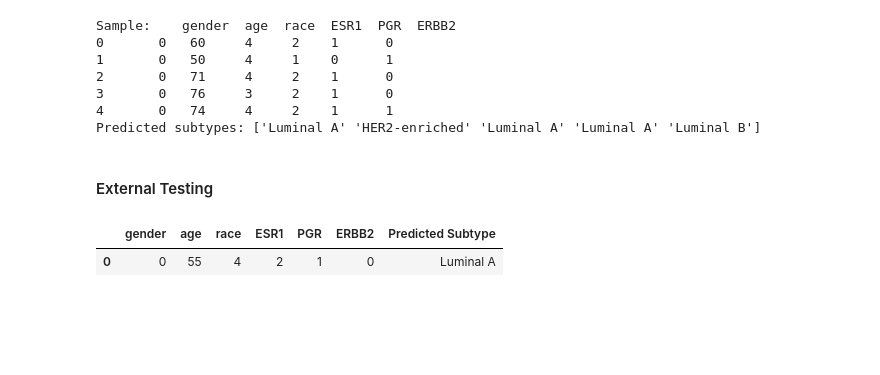
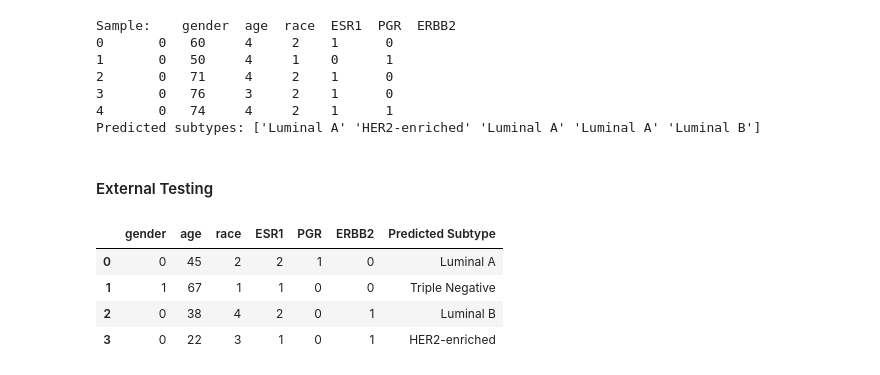
Before and after one commit to ParweshBhaggan/CapstoneProject, a Jupyter notebook: anaconda_projects/csv_data.ipynb, the cells around one changed output. Drawn from its saved outputs; the diff is of its cells as text; code cells hidden in the pictures; blank space fills up the shorter version.

Commit message:
Update patient testing scenarios and adjust output display in results table

```diff
--- a/anaconda_projects/csv_data.ipynb
+++ b/anaconda_projects/csv_data.ipynb
@@ -279,28 +279,54 @@ Predicted subtypes: ['Luminal A' 'HER2-enriched' 'Luminal A' 'Luminal A' 'Lumina
 # %% [markdown]
 #### External Testing
 # %%
-import pandas as pd
-from IPython.display import display
+# Define several new patient scenarios for testing
+test_patients = pd.DataFrame([
+	{
+		'gender': label_encoders['gender'].transform(['female'])[0],
+		'age': 45,
+		'race': label_encoders['race'].transform(['black or african american'])[0],
+		'ESR1': label_encoders['ESR1'].transform(['Positive'])[0],
+		'PGR': label_encoders['PGR'].transform(['Positive'])[0],
+		'ERBB2': label_encoders['ERBB2'].transform(['Negative'])[0]
+	},
+	{
+		'gender': label_encoders['gender'].transform(['male'])[0],
+		'age': 67,
+		'race': label_encoders['race'].transform(['asian'])[0],
+		'ESR1': label_encoders['ESR1'].transform(['Negative'])[0],
+		'PGR': label_encoders['PGR'].transform(['Negative'])[0],
+		'ERBB2': label_encoders['ERBB2'].transform(['Negative'])[0]
+	},
+	{
+		'gender': label_encoders['gender'].transform(['female'])[0],
+		'age': 38,
+		'race': label_encoders['race'].transform(['white'])[0],
+		'ESR1': label_encoders['ESR1'].transform(['Positive'])[0],
+		'PGR': label_encoders['PGR'].transform(['Negative'])[0],
+		'ERBB2': label_encoders['ERBB2'].transform(['Positive'])[0]
+	},
+    {
+		'gender': label_encoders['gender'].transform(['female'])[0],
+		'age': 22,
+		'race': label_encoders['race'].transform(['not reported'])[0],
+		'ESR1': label_encoders['ESR1'].transform(['Negative'])[0],
+		'PGR': label_encoders['PGR'].transform(['Negative'])[0],
+		'ERBB2': label_encoders['ERBB2'].transform(['Positive'])[0]
+	}
+])
 
-new_patient = pd.DataFrame([{
-    'gender': label_encoders['gender'].transform(['female'])[0],
-    'age': 55,
-    'race': label_encoders['race'].transform(['white'])[0],
-    'ESR1': label_encoders['ESR1'].transform(['Positive'])[0],
-    'PGR': label_encoders['PGR'].transform(['Positive'])[0],
-    'ERBB2': label_encoders['ERBB2'].transform(['Negative'])[0]
-}])
+# Predict for all test patients
+test_preds = best_model.predict(test_patients)
+test_labels = target_encoder.inverse_transform(test_preds)
 
+# Combine input and predictions for display
+test_results = test_patients.copy()
+test_results['Predicted Subtype'] = test_labels
 
-# Predict
-pred = best_model.predict(new_patient)
-pred_label = target_encoder.inverse_transform(pred)
-# Combine patient data and prediction into a single DataFrame for display
-result = new_patient.copy()
-result['Predicted Subtype'] = pred_label
-
-# Display as a table
-display(result)
+display(test_results)
 # %% [output]
 |  | gender | age | race | ESR1 | PGR | ERBB2 | Predicted Subtype |
-| 0 | 0 | 55 | 4 | 2 | 1 | 0 | Luminal A |
+| 0 | 0 | 45 | 2 | 2 | 1 | 0 | Luminal A |
+| 1 | 1 | 67 | 1 | 1 | 0 | 0 | Triple Negative |
+| 2 | 0 | 38 | 4 | 2 | 0 | 1 | Luminal B |
+| 3 | 0 | 22 | 3 | 1 | 0 | 1 | HER2-enriched |
```
